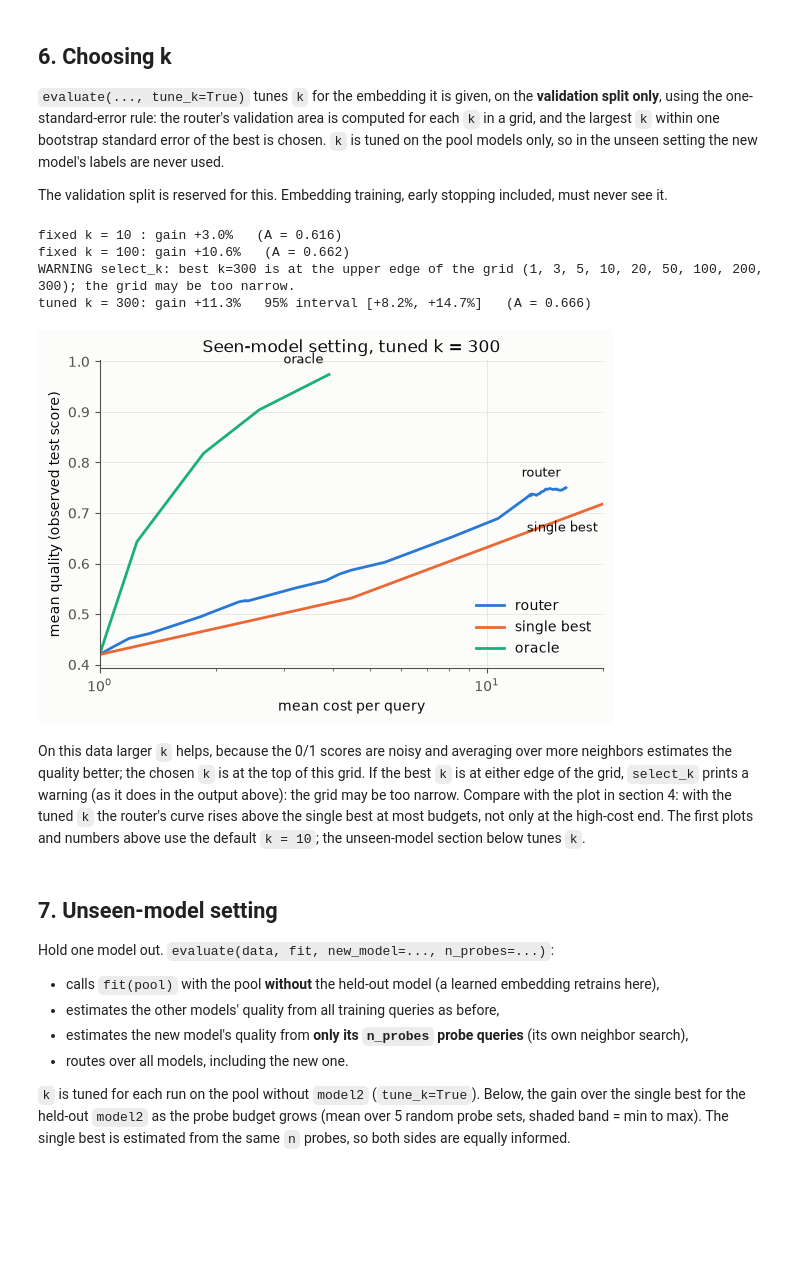
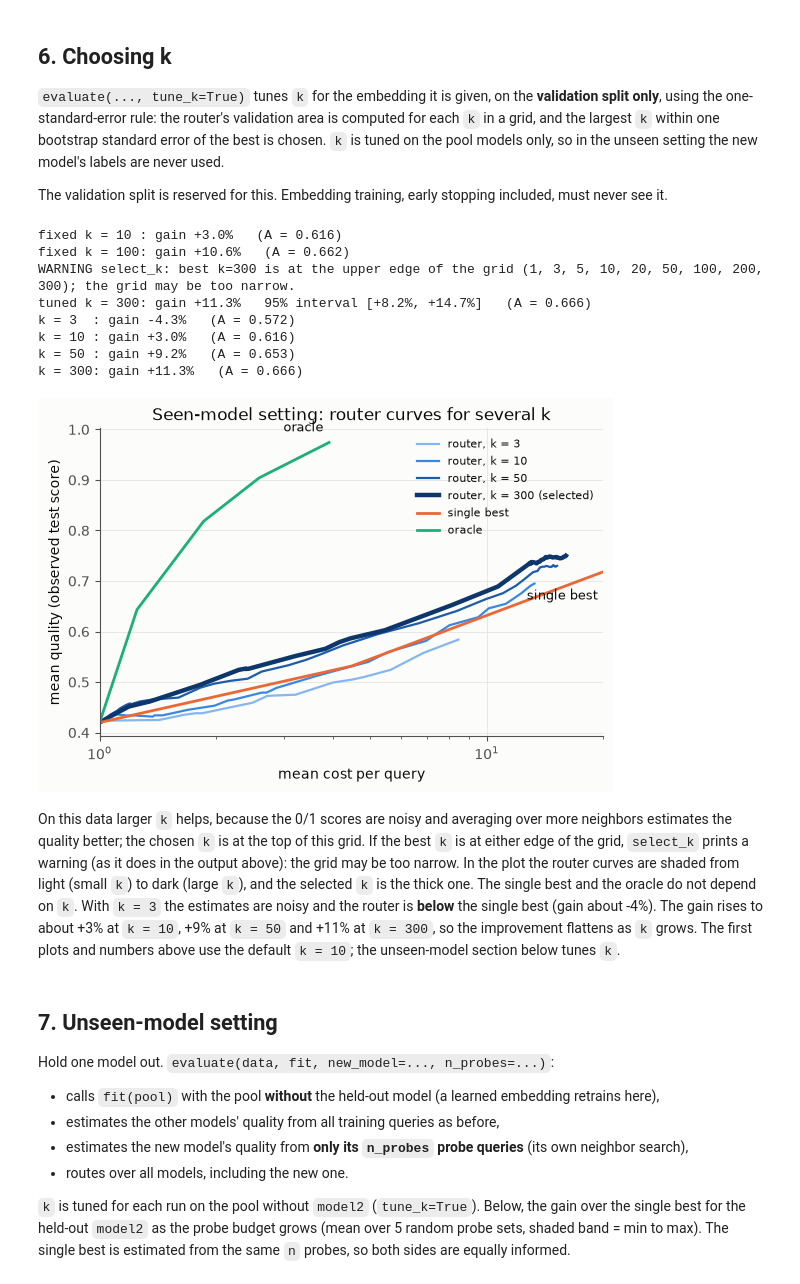
Before and after one commit to mpodolinsky/query-representation-learning, a Jupyter notebook: michal-harness/walkthrough.ipynb, the cells around one changed output. Drawn from its saved outputs; the diff is of its cells as text; code cells hidden in the pictures; blank space fills up the shorter version.

```diff
--- a/michal-harness/walkthrough.ipynb
+++ b/michal-harness/walkthrough.ipynb
@@ -14,36 +14,0 @@ It runs on the **synthetic data** from `test_router.py`: queries fall in cluster
-# %%
-import matplotlib.pyplot as plt
-import numpy as np
-from sklearn.neighbors import NearestNeighbors
-
-from router import area, evaluate, knn_estimate, lambda_grid, route
-from test_router import make_data  # needs pytest installed (it is in .venv)
-
-# plot style: validated categorical slots 1-3, thin lines, recessive grid
-SERIES = {"router": "#2a78d6", "single_best": "#eb6834", "oracle": "#1baf7a"}
-INK, MUTED, SURFACE = "#0b0b0b", "#52514e", "#fcfcfb"
-plt.rcParams.update({"figure.facecolor": SURFACE, "axes.facecolor": SURFACE, "axes.edgecolor": MUTED,
-                     "axes.labelcolor": INK, "text.color": INK, "xtick.color": MUTED, "ytick.color": MUTED,
-                     "axes.spines.top": False, "axes.spines.right": False, "axes.grid": True,
-                     "grid.color": "#e4e3df", "grid.linewidth": 0.6, "lines.linewidth": 2,
-                     "figure.figsize": (6.5, 4)})
-
-
-def plot_curves(res, title):
-    # cost-quality curves of the router, the single best and the oracle returned by `evaluate`
-    fig, ax = plt.subplots()
-    for name, c in res["curves"].items():
-        ax.plot(c[:, 0], c[:, 1], color=SERIES[name], label=name.replace("_", " "))
-        ax.annotate(name.replace("_", " "), c[0], xytext=(-4, -20 if name == "single_best" else 8),
-                    textcoords="offset points", color=INK, fontsize=9, ha="right")  # label the λ = 0 end
-    ax.set(xlabel="mean cost per query", ylabel="mean quality (observed test score)",
-           xscale="log", xlim=(data.cost.min(), data.cost.max()), title=title)
-    ax.legend(frameon=False, loc="lower right")
-    plt.show()
-
-
-data, fit = make_data()
-print(f"{len(data.queries)} queries, {len(data.models)} models, "
-      f"{len(data.train)} train / {len(data.test)} test")
-print("mean cost per query:", dict(zip(data.models, data.cost.round(2).tolist())))
-print("mean observed score:", dict(zip(data.models, data.S.mean(0).round(2).tolist())))
@@ -173,16 +154,28 @@ for kk in (10, 100):
 r = evaluate(data, fit, tune_k=True, k_grid=grid)
 lo, hi = r["gain_ci"]
 print(f"tuned k = {r['k']:<3}: gain {r['gain']:+.1%}   95% interval [{lo:+.1%}, {hi:+.1%}]   (A = {r['A']:.3f})")
-plot_curves(r, f"Seen-model setting, tuned k = {r['k']}")
+
+# the selected k next to up to three other values
+by_k = {kk: evaluate(data, fit, k=kk, n_boot=0) for kk in sorted({r["k"], 3, 10, 50})}
+for kk, x in by_k.items():
+    print(f"k = {kk:<3}: gain {x['gain']:+.1%}   (A = {x['A']:.3f})")
 # %% [output]
 fixed k = 10 : gain +3.0%   (A = 0.616)
 fixed k = 100: gain +10.6%   (A = 0.662)
 WARNING select_k: best k=300 is at the upper edge of the grid (1, 3, 5, 10, 20, 50, 100, 200, 300); the grid may be too narrow.
 tuned k = 300: gain +11.3%   95% interval [+8.2%, +14.7%]   (A = 0.666)
+k = 3  : gain -4.3%   (A = 0.572)
+k = 10 : gain +3.0%   (A = 0.616)
+k = 50 : gain +9.2%   (A = 0.653)
+k = 300: gain +11.3%   (A = 0.666)
-[figure, removed]
+# %%
+fig = plots.plot_curves_by_k(by_k, r["k"], "Seen-model setting: router curves for several k")
+# %% [output]
+[figure, added]
 # %% [markdown]
 On this data larger `k` helps, because the 0/1 scores are noisy and averaging over more neighbors estimates the quality better; the chosen `k` is at the top of this grid. If the best `k` is at either edge of the grid, `select_k` prints a warning (as it does in the output above): the grid may be too narrow.
-Compare with the plot in section 4: with the tuned `k` the router's curve rises above the single best at most budgets, not only at the high-cost end.
+In the plot the router curves are shaded from light (small `k`) to dark (large `k`), and the selected `k` is the thick one. The single best and the oracle do not depend on `k`.
+With `k = 3` the estimates are noisy and the router is **below** the single best (gain about -4%). The gain rises to about +3% at `k = 10`, +9% at `k = 50` and +11% at `k = 300`, so the improvement flattens as `k` grows.
 The first plots and numbers above use the default `k = 10`; the unseen-model section below tunes `k`.
 # %% [markdown]
 ## 7. Unseen-model setting
```
Also changed, not shown: parts of 26 cells of this notebook, 6 other files.
